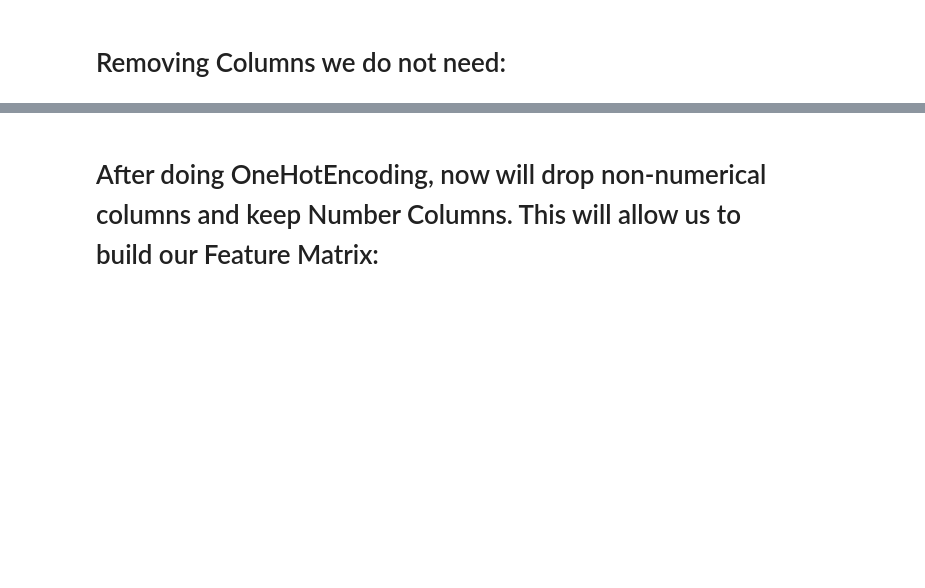
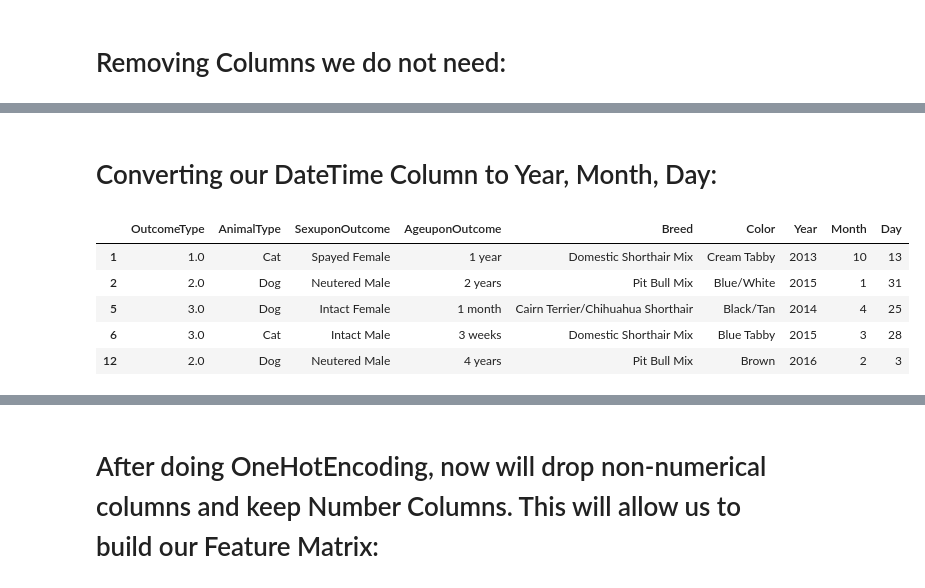
Before and after one commit to cedrictongg/CS5661_DataScience, a Jupyter notebook: Final_Project_Aaron.ipynb, the cells around one changed output, grey strips where cells are left out. Cells and saved outputs as stored; diff of their text form; code cells hidden in the pictures; blank space fills up the shorter version.

```diff
--- a/Final_Project_Aaron.ipynb
+++ b/Final_Project_Aaron.ipynb
@@ -58,0 +63,15 @@ X.head()
+# %%
+# Giving numerical values to our label
+def categorical_to_numeric(x):
+    if x == 'Return_to_owner':
+        return 0
+    elif x == 'Euthanasia':
+        return 1
+    elif x == 'Adoption':
+        return 2
+    elif x == 'Transfer':
+        return 3
+
+animal_df['OutcomeType'] = animal_df['OutcomeType'].apply(categorical_to_numeric).astype(np.float32)
+
+animal_df.head()
@@ -58,0 +85,17 @@ X.head()
+# %% [markdown]
+# Converting our DateTime Column to Year, Month, Day:
+# %%
+datetime = pd.to_datetime(animal_df['DateTime']).dt
+animal_df['Year'] = datetime.year
+animal_df['Month'] = datetime.month
+animal_df['Day'] = datetime.day
+animal_df.drop(['DateTime'], axis=1, inplace=True)
+
+animal_df.head()
+# %% [output]
+|  | OutcomeType | AnimalType | SexuponOutcome | AgeuponOutcome | Breed | Color | Year | Month | Day |
+| 1 | 1.0 | Cat | Spayed Female | 1 year | Domestic Shorthair Mix | Cream Tabby | 2013 | 10 | 13 |
+| 2 | 2.0 | Dog | Neutered Male | 2 years | Pit Bull Mix | Blue/White | 2015 | 1 | 31 |
+| 5 | 3.0 | Dog | Intact Female | 1 month | Cairn Terrier/Chihuahua Shorthair | Black/Tan | 2014 | 4 | 25 |
+| 6 | 3.0 | Cat | Intact Male | 3 weeks | Domestic Shorthair Mix | Blue Tabby | 2015 | 3 | 28 |
+| 12 | 2.0 | Dog | Neutered Male | 4 years | Pit Bull Mix | Brown | 2016 | 2 | 3 |
```
Also changed, not shown: parts of 21 cells of this notebook.
